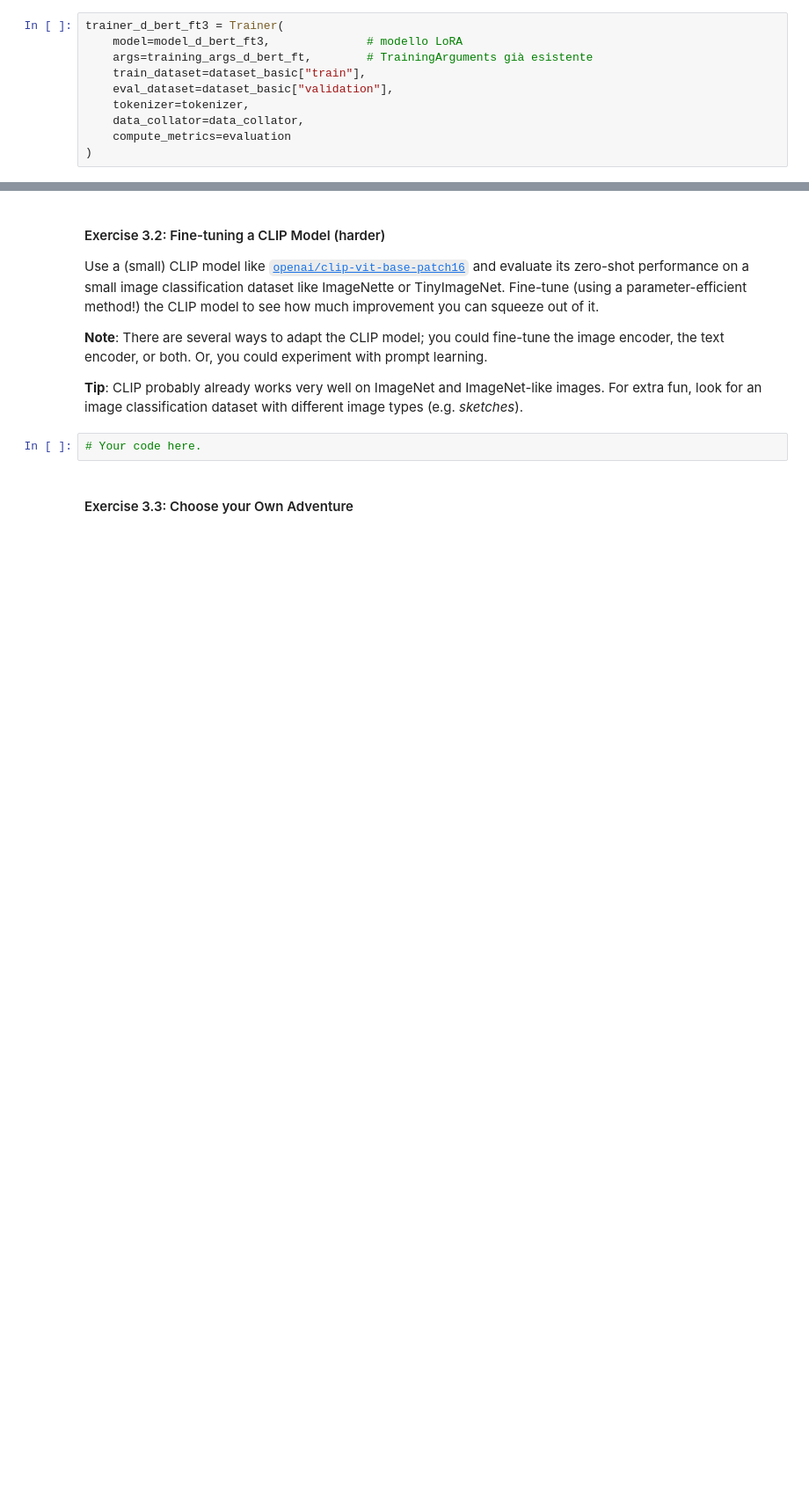
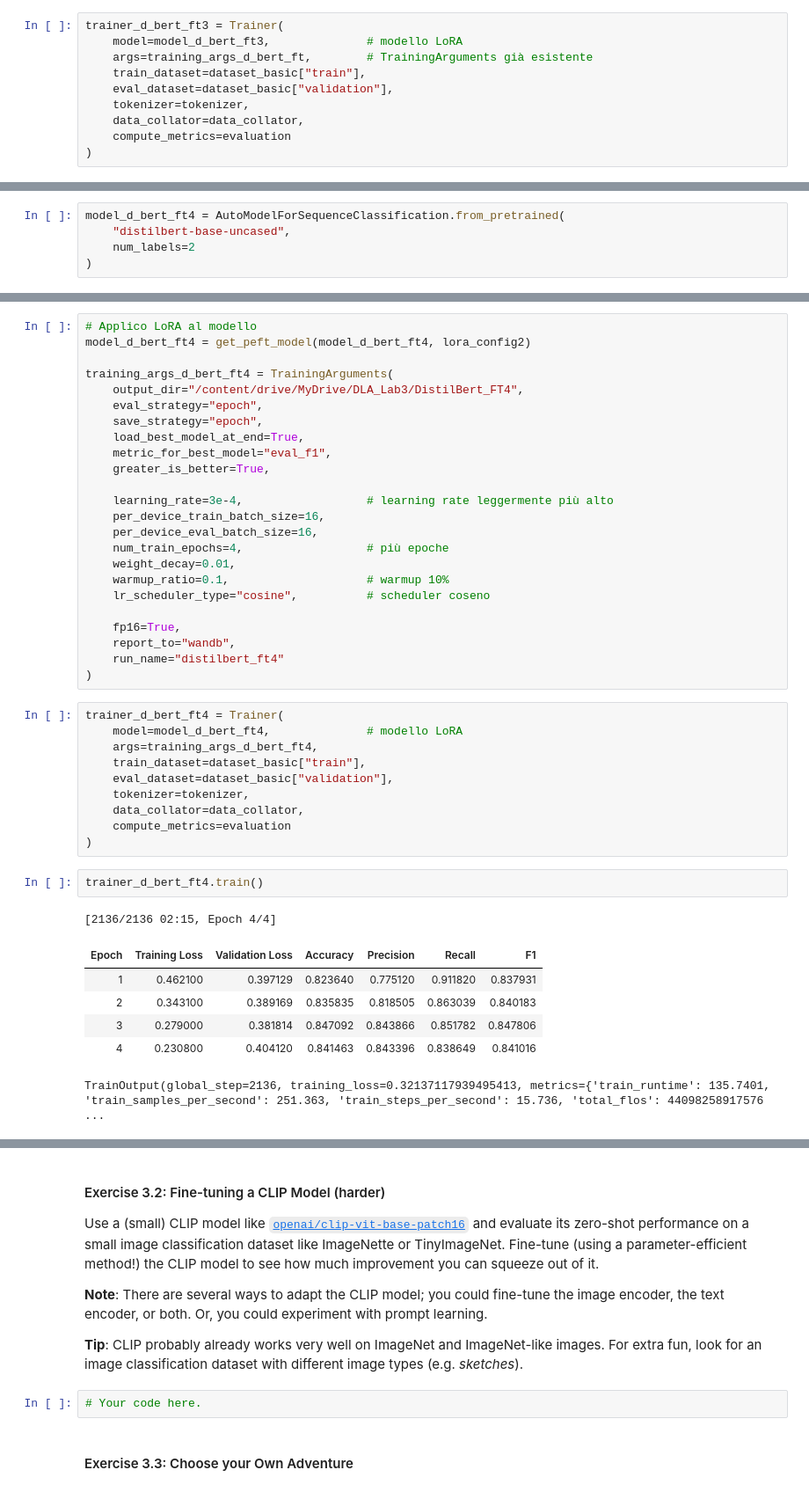
Before and after one commit to Epot12/DLA_Lab3, a Jupyter notebook: Lab3_Transformers.ipynb, the cells around one changed output, grey strips where cells are left out. Shown at 88% size. Cells and saved outputs as stored; diff of their text form; blank space fills up the shorter version.

```diff
--- a/Lab3_Transformers.ipynb
+++ b/Lab3_Transformers.ipynb
@@ -664,0 +703,5 @@ print("Risultati Validation LoRA:", eval_results)
+# %%
+model_d_bert_ft4 = AutoModelForSequenceClassification.from_pretrained(
+    "distilbert-base-uncased",
+    num_labels=2
+)
@@ -664,0 +721,44 @@ print("Risultati Validation LoRA:", eval_results)
+# %%
+# Applico LoRA al modello
+model_d_bert_ft4 = get_peft_model(model_d_bert_ft4, lora_config2)
+
+training_args_d_bert_ft4 = TrainingArguments(
+    output_dir="/content/drive/MyDrive/DLA_Lab3/DistilBert_FT4",
+    eval_strategy="epoch",
+    save_strategy="epoch",
+    load_best_model_at_end=True,
+    metric_for_best_model="eval_f1",
+    greater_is_better=True,
+
+    learning_rate=3e-4,                  # learning rate leggermente più alto
+    per_device_train_batch_size=16,
+    per_device_eval_batch_size=16,
+    num_train_epochs=4,                  # più epoche
+    weight_decay=0.01,
+    warmup_ratio=0.1,                    # warmup 10%
+    lr_scheduler_type="cosine",          # scheduler coseno
+
+    fp16=True,
+    report_to="wandb",
+    run_name="distilbert_ft4"
+)
+# %%
+trainer_d_bert_ft4 = Trainer(
+    model=model_d_bert_ft4,              # modello LoRA
+    args=training_args_d_bert_ft4,
+    train_dataset=dataset_basic["train"],
+    eval_dataset=dataset_basic["validation"],
+    tokenizer=tokenizer,
+    data_collator=data_collator,
+    compute_metrics=evaluation
+)
+# %%
+trainer_d_bert_ft4.train()
+# %% [output]
+[2136/2136 02:15, Epoch 4/4]
+| Epoch | Training Loss | Validation Loss | Accuracy | Precision | Recall | F1 |
+| 1 | 0.462100 | 0.397129 | 0.823640 | 0.775120 | 0.911820 | 0.837931 |
+| 2 | 0.343100 | 0.389169 | 0.835835 | 0.818505 | 0.863039 | 0.840183 |
+| 3 | 0.279000 | 0.381814 | 0.847092 | 0.843866 | 0.851782 | 0.847806 |
+| 4 | 0.230800 | 0.404120 | 0.841463 | 0.843396 | 0.838649 | 0.841016 |
+TrainOutput(global_step=2136, training_loss=0.32137117939495413, metrics={'train_runtime': 135.7401, 'train_samples_per_second': 251.363, 'train_steps_per_second': 15.736, 'total_flos': 44098258917576 ...
```
Also changed, not shown: parts of 7 cells of this notebook.
